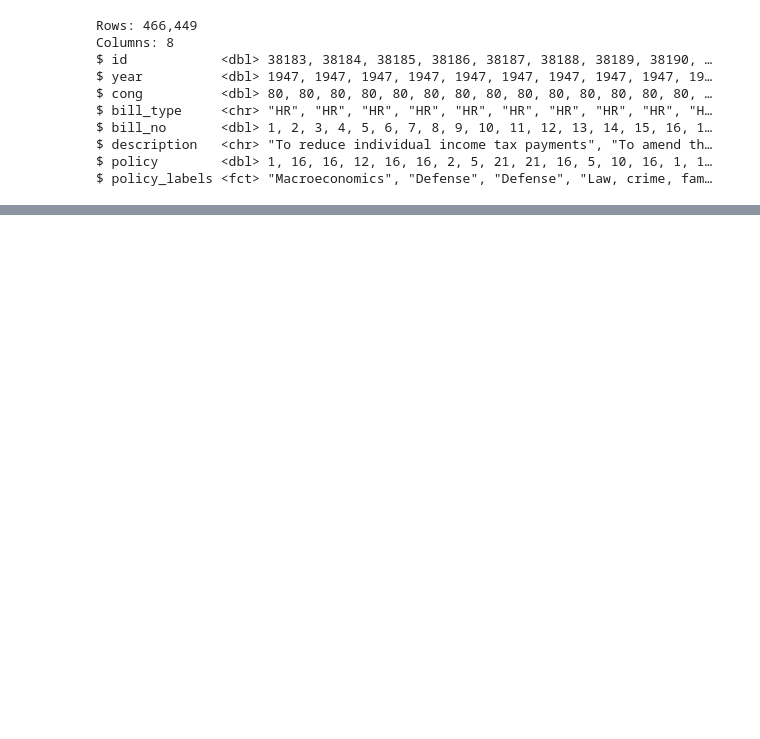
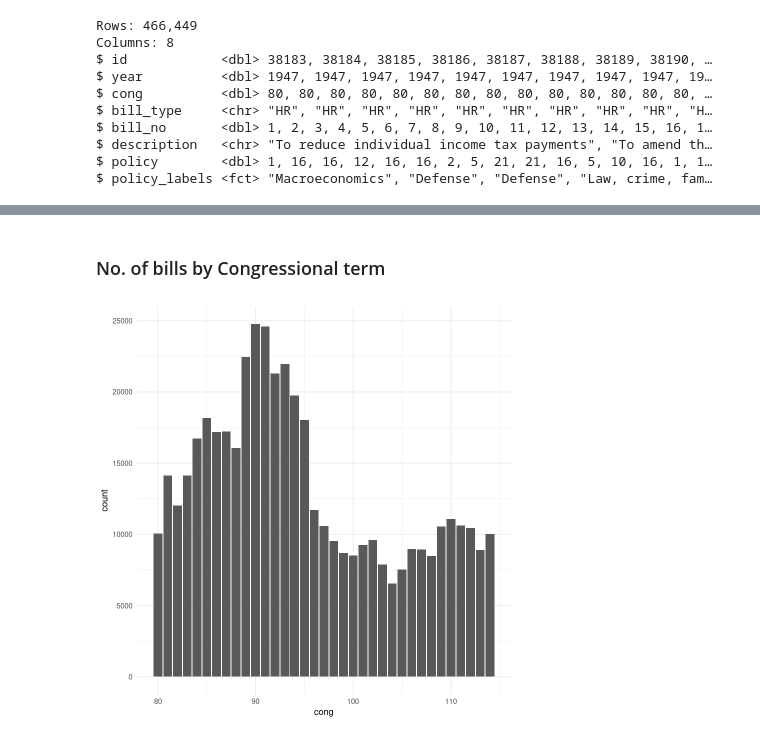
Before and after one commit to pallabee/EDA-for-Text-using-R, a Jupyter notebook: Inspecting_data.ipynb, the cells around one changed output, grey strips where cells are left out. Cells and saved outputs as stored; diff of their text form; code cells hidden in the pictures; blank space fills up the shorter version.

Commit message:
updating plots

```diff
--- a/Inspecting_data.ipynb
+++ b/Inspecting_data.ipynb
@@ -74,0 +75,6 @@ ggplot(processed_data,aes(x=year)) + geom_line(stat = "count")
+# %% [markdown]
+### No. of bills by Congressional term
+# %%
+ggplot(processed_data,aes(x=cong)) + geom_bar()
+# %% [output]
+[figure, added]
```
Also changed, not shown: parts of 14 cells of this notebook.
